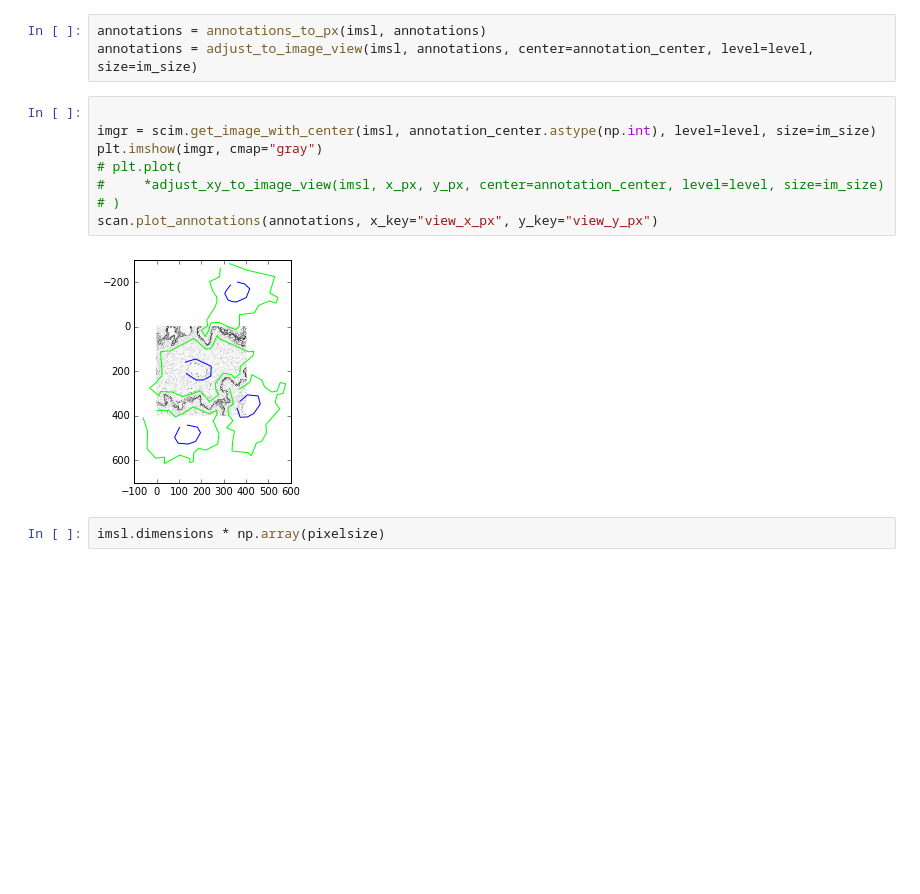
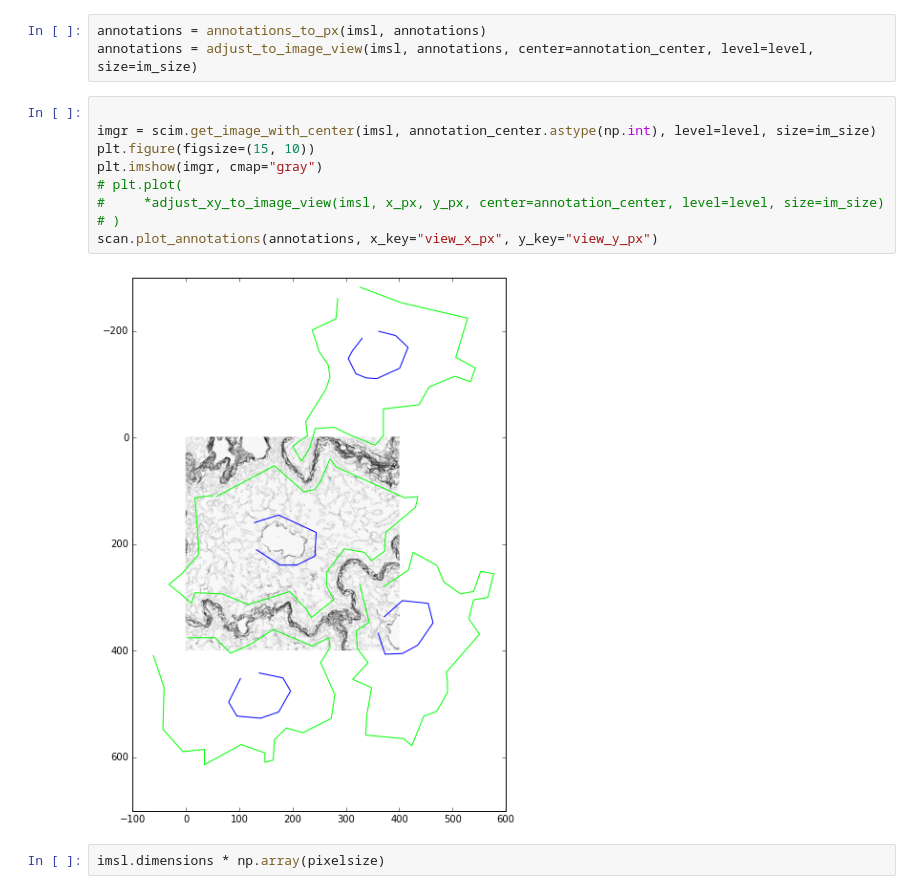
Before and after one commit to mjirik/scaffan, a Jupyter notebook: devel/merge_image_data_and_json_annotation.ipynb, the cells around one changed output. Cells and saved outputs as stored; diff of their text form; blank space fills up the shorter version.

```diff
--- a/devel/merge_image_data_and_json_annotation.ipynb
+++ b/devel/merge_image_data_and_json_annotation.ipynb
@@ -248,13 +248,14 @@ annotations = adjust_to_image_view(imsl, annotations, center=annotation_center,
 # %%
 
 imgr = scim.get_image_with_center(imsl, annotation_center.astype(np.int), level=level, size=im_size)
+plt.figure(figsize=(15, 10))
 plt.imshow(imgr, cmap="gray")
 # plt.plot(
 #     *adjust_xy_to_image_view(imsl, x_px, y_px, center=annotation_center, level=level, size=im_size)
 # )
 scan.plot_annotations(annotations, x_key="view_x_px", y_key="view_y_px")
 # %% [output]
-[figure, old version]
+[figure, new version]
 # %%
 imsl.dimensions * np.array(pixelsize)
 # %% [output]
```
